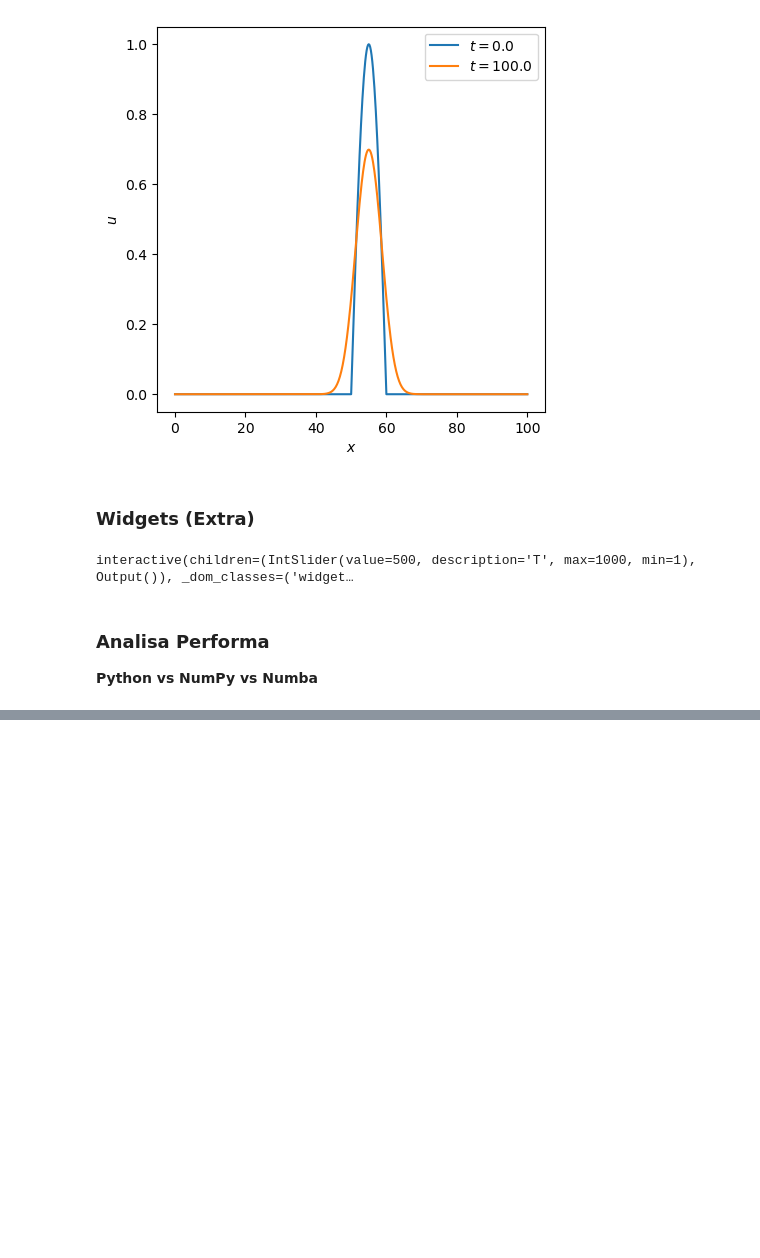
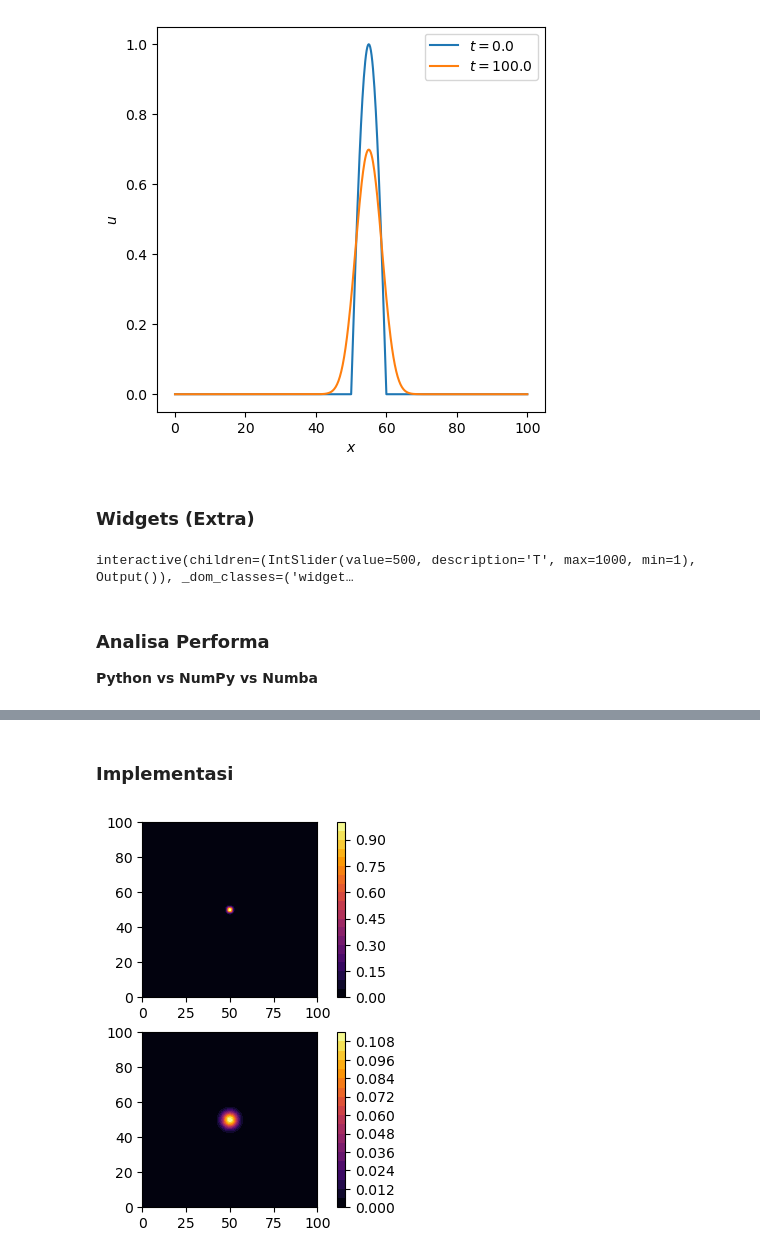
Before and after one commit to liebenlito/hpc-python, a Jupyter notebook: notebooks/numba_stencil.ipynb, the cells around one changed output, grey strips where cells are left out. Saved outputs shown, nothing was run; the diff lists cells and outputs as text; code cells hidden in the pictures; blank space fills up the shorter version.

```diff
--- a/notebooks/numba_stencil.ipynb
+++ b/notebooks/numba_stencil.ipynb
@@ -117,0 +151,2 @@ interactive(children=(IntSlider(value=500, description='T', max=1000, min=1), Ou
+# %% [markdown]
+### Implementasi
@@ -117,0 +175,29 @@ interactive(children=(IntSlider(value=500, description='T', max=1000, min=1), Ou
+# %%
+@numba.stencil
+def Crank_Nicolson(x, Fx, Fy):
+    return x[0,0] + Fx * (x[-1,0] - 2.0 * x[0,0] + x[1,0]) + Fy * (x[0,-1] - 2.0 * x[0,0] + x[0,1])
+# %%
+@numba.njit
+def simulasi(x, Fx, Fy, Nt):
+    for i in range(Nt):
+        x = Crank_Nicolson(x, Fx, Fy)
+
+    return x
+# %%
+temp_simulasi = simulasi(temp_awal, Fx, Fy, Nt)
+# %%
+fig = plt.figure(figsize=(5,5))
+
+ax1 = fig.add_subplot(211)
+im1 = ax1.contourf(x, y, temp_awal, 20, cmap='inferno')
+ax1.set_aspect('equal')
+plt.colorbar(im1)
+
+ax2 = fig.add_subplot(212)
+im2 = ax2.contourf(x, y, temp_simulasi, 20, cmap='inferno')
+ax2.set_aspect('equal')
+plt.colorbar(im2)
+
+plt.show()
+# %% [output]
+[figure, added]
```
Also changed, not shown: parts of 3 cells of this notebook, 3 other files.
